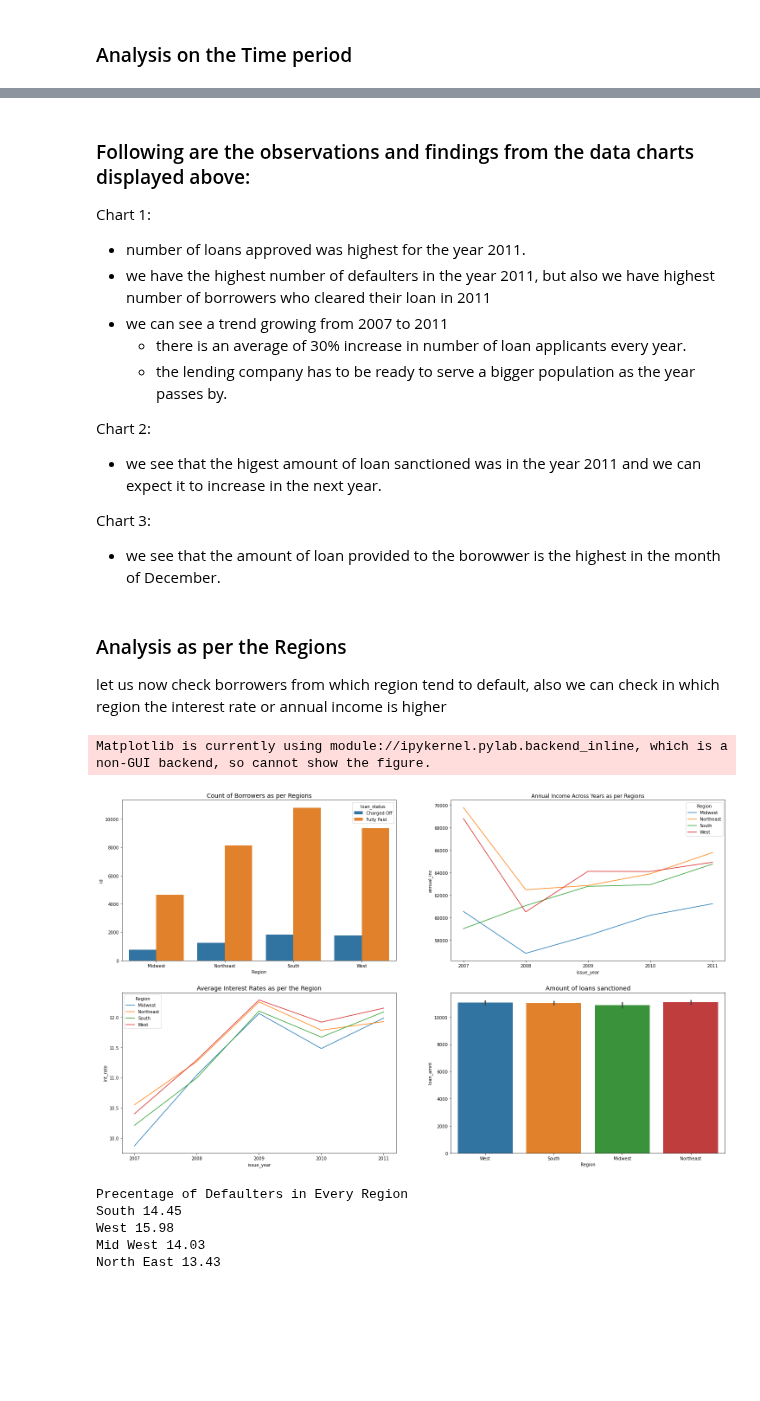
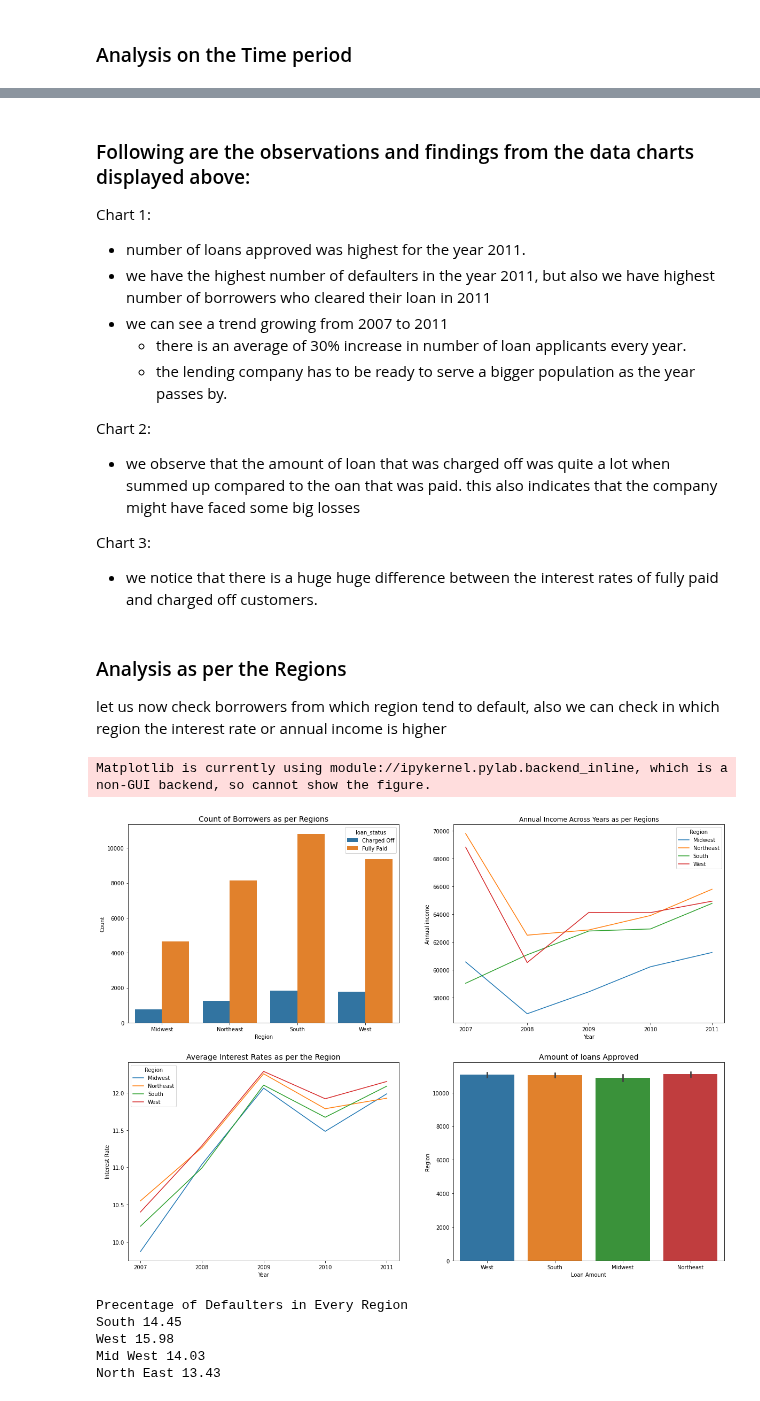
Before and after one commit to aditya-mishra25/Lending_Case_Study, a Jupyter notebook: Lending Case Study.ipynb, the cells around one changed output, grey strips where cells are left out. Saved outputs shown, nothing was run; the diff lists cells and outputs as text; code cells hidden in the pictures; blank space fills up the shorter version.

```diff
--- a/Lending Case Study.ipynb
+++ b/Lending Case Study.ipynb
@@ -281,10 +285,10 @@ Chart 1:
     * the lending company has to be ready to serve a bigger population as the year passes by.
 
 Chart 2:
-* we see that the higest amount of loan sanctioned was in the year 2011 and we can expect it to increase in the next year.
+* we observe that the amount of loan that was charged off was quite a lot when summed up compared to the oan that was paid. this also indicates that the company might have faced some big losses
 
 Chart 3:
-* we see that the amount of loan provided to the borowwer is the highest in the month of December.
+* we notice that there is a huge huge difference between the interest rates of fully paid and charged off customers.
 # %% [markdown]
 ### Analysis as per the Regions
 let us now check borrowers from which region tend to default, also we can check in which region the interest rate or annual income is higher
@@ -298,25 +303,29 @@ data.drop('State Code', axis=1, inplace=True)
 # %%
 # plots
 # number of defaulters as per the regions
 df = data[['Region','loan_status','id']].groupby(by=['Region','loan_status'], as_index=False).count()
-fig, ((ax0,ax1),(ax2,ax3)) = plt.subplots(2,2, figsize=(25,15))
+fig, ((ax0,ax1),(ax2,ax3)) = plt.subplots(2,2, figsize=(20,15))
 sns.barplot(x='Region',y='id',hue='loan_status',data=df, ax=ax0)
 ax0.set_title("Count of Borrowers as per Regions", fontsize=14)
+ax0.set(xlabel="Region", ylabel = "Count")
 # Average income as per the regions
 df = data[['Region','issue_year','annual_inc']].groupby(['Region','issue_year'], as_index=False).mean()
 sns.lineplot(data=df, x='issue_year',y='annual_inc',hue='Region', ax=ax1)
 ax1.set_title("Annual Income Across Years as per Regions")
+ax1.set(xlabel="Year", ylabel = "Annual income")
 # Average interest rate as per the regions
 df = data[['Region','int_rate','issue_year']].groupby(by=['Region','issue_year'], as_index=False).mean()
 sns.lineplot(x='issue_year',y='int_rate',hue='Region',data=df, ax=ax2)
 ax2.set_title("Average Interest Rates as per the Region", fontsize=14)
+ax2.set(xlabel="Year", ylabel = "Interest Rate")
 # Loan sanctioned as per the regions
 sns.barplot(x='Region',y='loan_amnt',data=data, ax=ax3)
-ax3.set_title("Amount of loans sanctioned", fontsize=14)
+ax3.set_title("Amount of loans Approved", fontsize=14)
+ax3.set(xlabel="Loan Amount", ylabel = "Region" )
 fig.show()
 # %% [output]
 Matplotlib is currently using module://ipykernel.pylab.backend_inline, which is a non-GUI backend, so cannot show the figure.
-[figure, old version]
+[figure, new version]
 # %%
 print('Precentage of Defaulters in Every Region')
 print('South',round(data[(data['Region']=='South')&(data['loan_status']=='Charged Off')].shape[0]/data[data['Region']=='South'].shape[0]*100,2))
```
Also changed, not shown: parts of 19 cells of this notebook.
